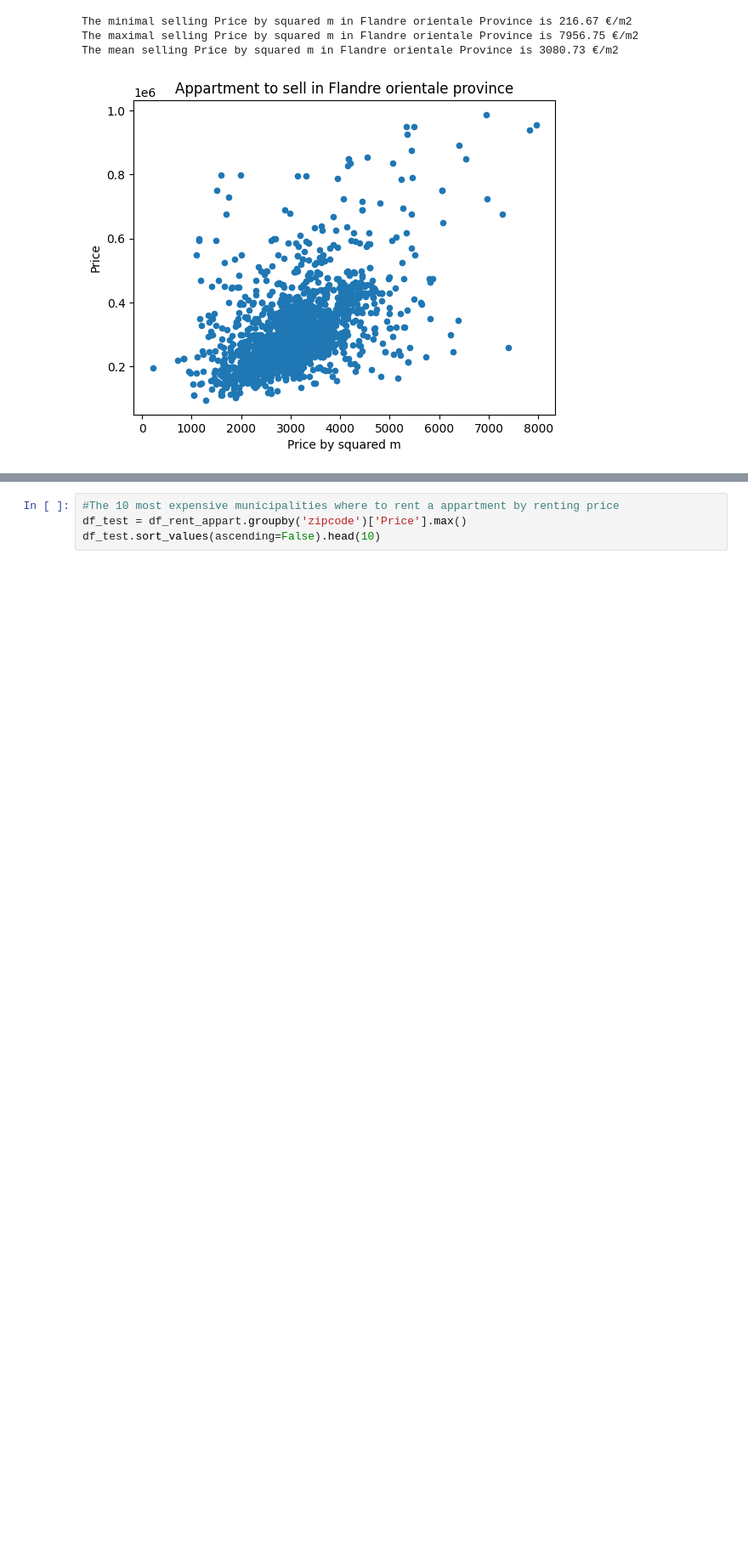
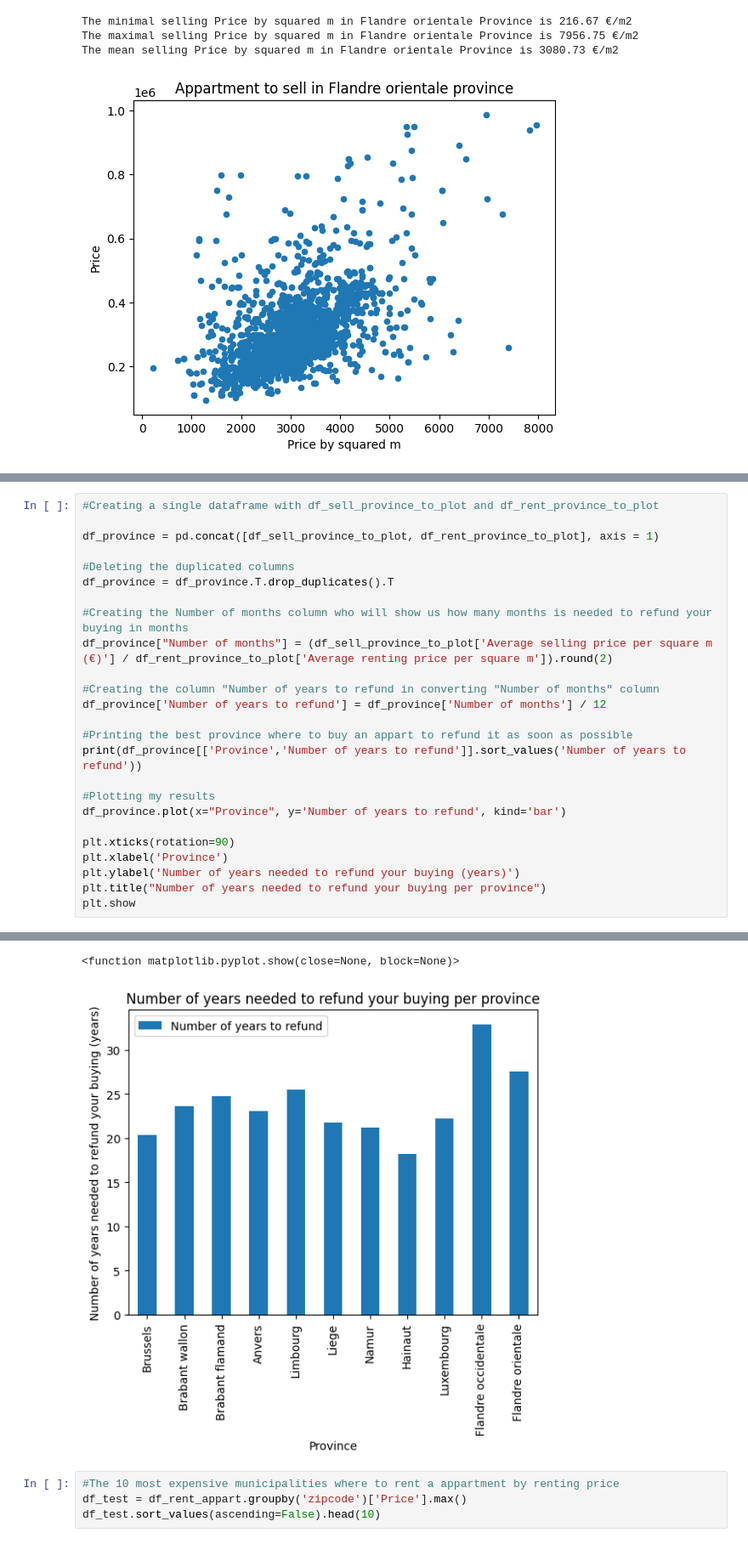
Before and after one commit to vdbromain/real-estate-price-prediction, a Jupyter notebook: data_analysis/Second_Week.ipynb, the cells around one changed output, grey strips where cells are left out. Shown at 85% size. Drawn from its saved outputs; the diff is of its cells as text; blank space fills up the shorter version.

```diff
--- a/data_analysis/Second_Week.ipynb
+++ b/data_analysis/Second_Week.ipynb
@@ -859,0 +870,26 @@ plt.show
+# %%
+#Creating a single dataframe with df_sell_province_to_plot and df_rent_province_to_plot
+
+df_province = pd.concat([df_sell_province_to_plot, df_rent_province_to_plot], axis = 1)
+
+#Deleting the duplicated columns
+df_province = df_province.T.drop_duplicates().T
+
+#Creating the Number of months column who will show us how many months is needed to refund your buying in months
+df_province["Number of months"] = (df_sell_province_to_plot['Average selling price per square m (€)'] / df_rent_province_to_plot['Average renting price per square m']).round(2)
+
+#Creating the column "Number of years to refund in converting "Number of months" column
+df_province['Number of years to refund'] = df_province['Number of months'] / 12
+
+#Printing the best province where to buy an appart to refund it as soon as possible
+print(df_province[['Province','Number of years to refund']].sort_values('Number of years to refund'))
+
+#Plotting my results
+df_province.plot(x="Province", y='Number of years to refund', kind='bar')
+
+plt.xticks(rotation=90)
+plt.xlabel('Province')
+plt.ylabel('Number of years needed to refund your buying (years)')
+plt.title("Number of years needed to refund your buying per province")
+plt.show
+# %% [output]
@@ -860,3 +908,5 @@ plt.show
+<function matplotlib.pyplot.show(close=None, block=None)>
+[figure, added]
 # %%
 #The 10 most expensive municipalities where to rent a appartment by renting price
 df_test = df_rent_appart.groupby('zipcode')['Price'].max()
```
Also changed, not shown: parts of 8 cells of this notebook, 1 other file.
